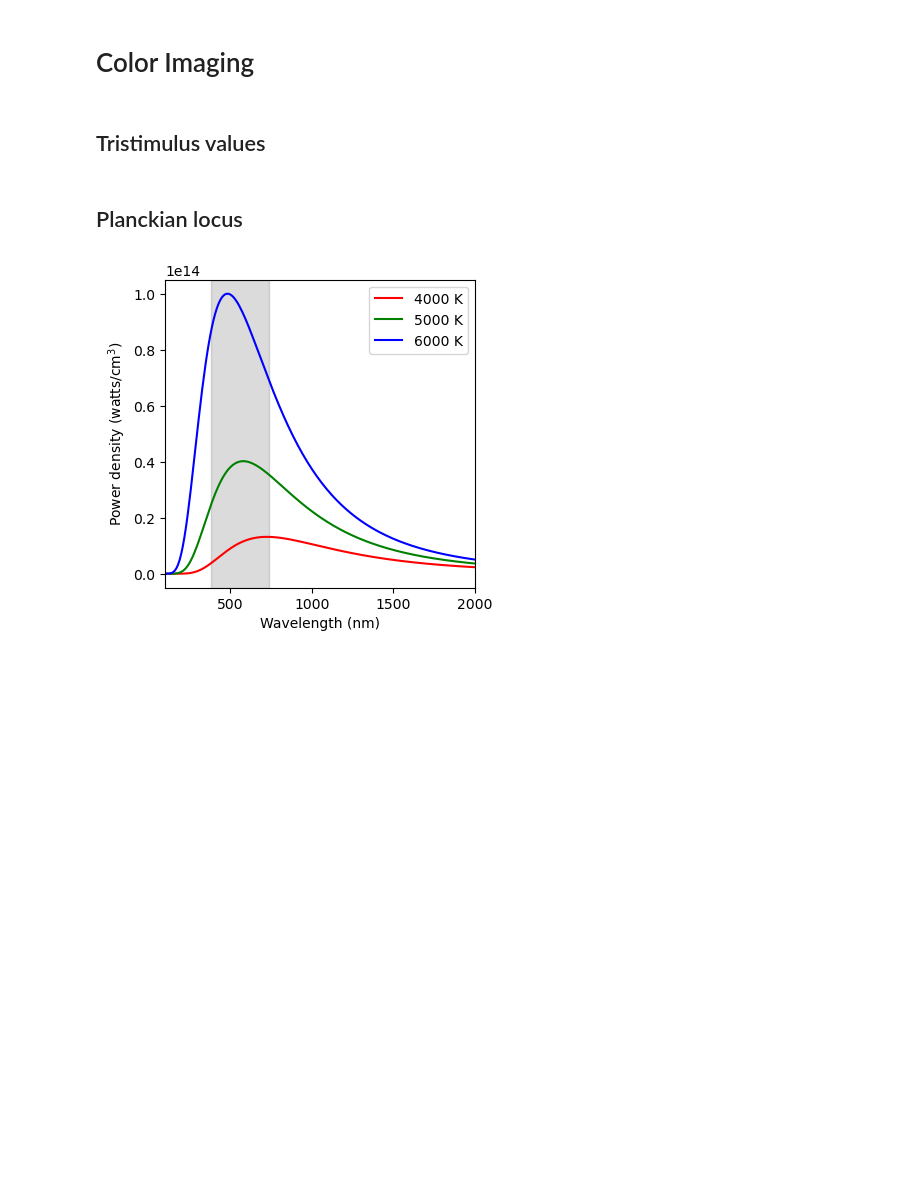
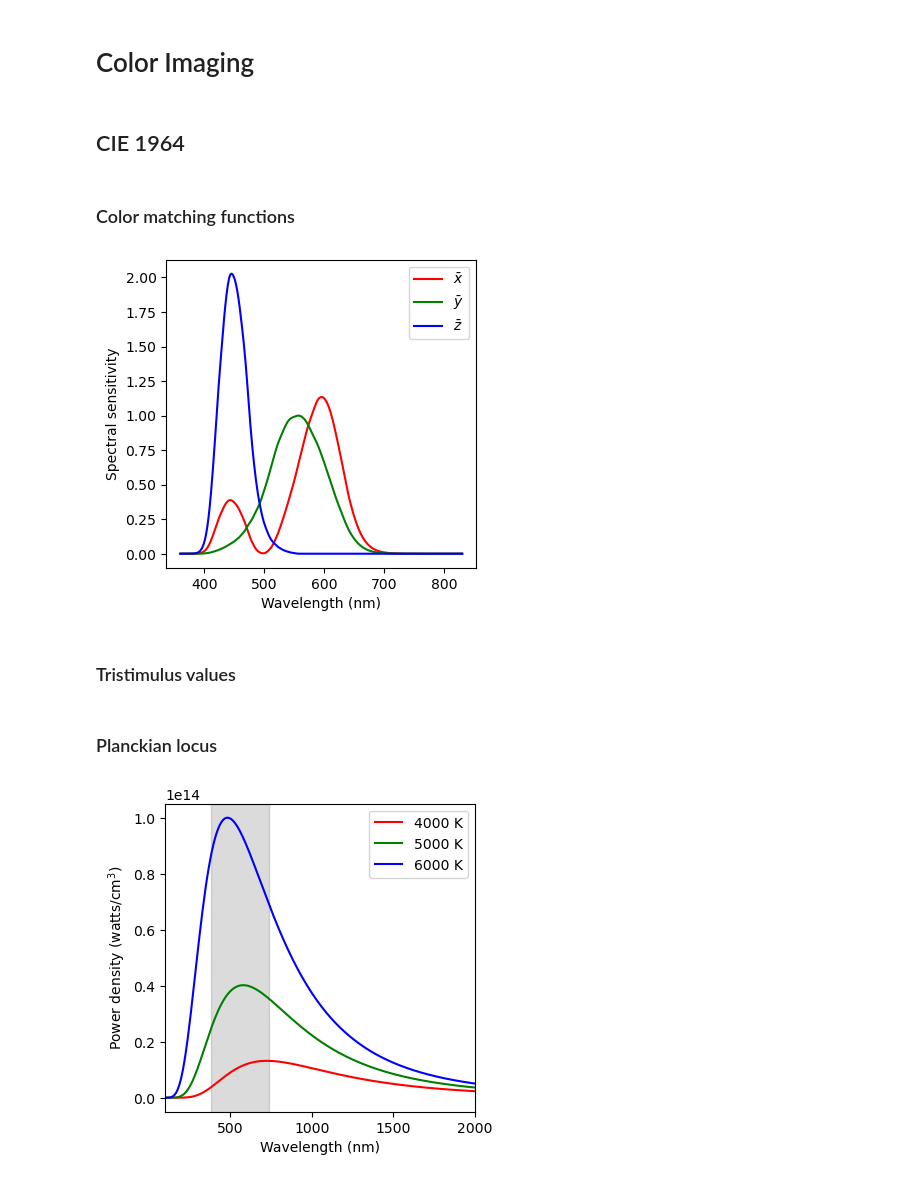
Before and after one commit to npcrmns/App-Physics-167, a Jupyter notebook: [6] Color Imaging/Color Imaging.ipynb, the cells around one changed output. Saved outputs shown, nothing was run; the diff lists cells and outputs as text; code cells hidden in the pictures; blank space fills up the shorter version.

```diff
--- a/[6] Color Imaging/Color Imaging.ipynb
+++ b/[6] Color Imaging/Color Imaging.ipynb
@@ -10,6 +12,8 @@ plt.rcParams["figure.figsize"] = (4,4)
 plt.rcParams["savefig.dpi"] = 300
 plt.rcParams["savefig.bbox"] = "tight"
 plt.rcParams["savefig.pad_inches"] = 0.1
+# %% [markdown]
+## CIE 1964
 # %%
 CIE = pd.read_csv("Data/CIE_xyz_1964_10deg.csv", header = None)
 CIE_data = pd.DataFrame.to_numpy(pd.DataFrame(CIE))
@@ -21,8 +25,24 @@ z_bar = np.nan_to_num(z_bar)
 # Desired wavelengths
 visible_wavelengths = np.arange(380, 780 + 1, 10)
 spectrum_wavelengths = np.linspace(400, 800, len(CIE_wavelengths))
+# %% [markdown]
+### Color matching functions
+# %%
+CIE_CMF = [x_bar, y_bar, z_bar]
+labels = [r"$\bar{x}$", r"$\bar{y}$", r"$\bar{z}$"]
+colors = ["red", "green", "blue"]
+
+for i, CMF in enumerate(CIE_CMF):
+    plt.plot(CIE_wavelengths, CMF, color = colors[i], label = labels[i])
+    plt.xlabel("Wavelength (nm)")
+    plt.ylabel("Spectral sensitivity")
+    plt.legend()
+
+plt.savefig("Results/CIE CMFs.png", dpi = 300)
+# %% [output]
+[figure, added]
 # %% [markdown]
-## Tristimulus values
+### Tristimulus values
 # %%
 X, Y, Z, x, y, z = [], [], [], [], [], []
 
@@ -65,7 +85,7 @@ for wavelength in visible_wavelengths:
     x, y = xyz_chromaticity(CIE_wavelengths, dirac_delta_spec, [x_bar, y_bar, z_bar])
     x_bound.append(x), y_bound.append(y)
 # %% [markdown]
-## Planckian locus
+### Planckian locus
 # %%
 def blackbody_radiation(wavelength, temperature):
     c1 = 2*np.pi*h*c*c
```
Also changed, not shown: parts of 16 cells of this notebook, 7 other files.
